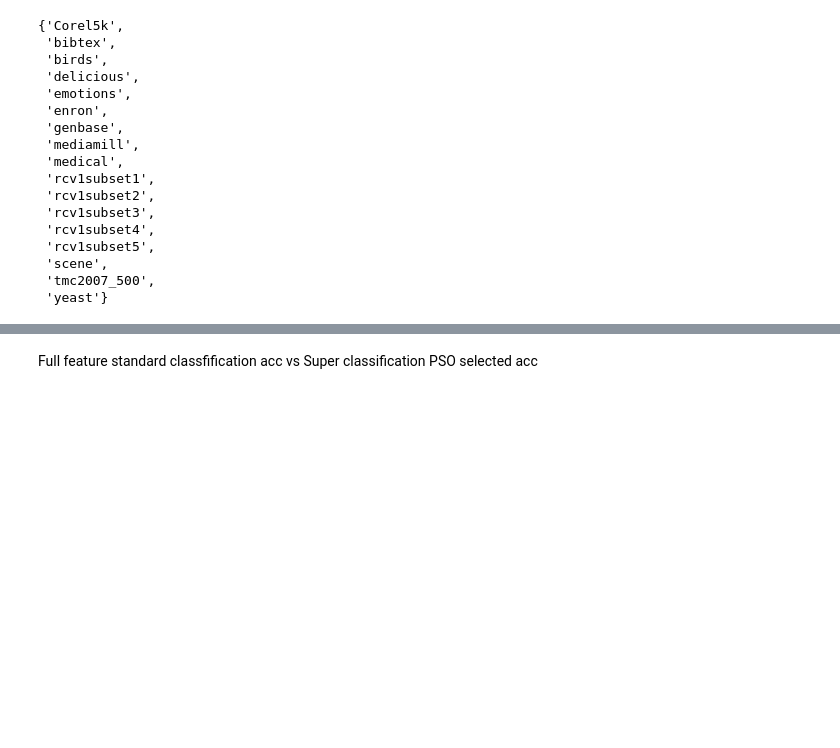
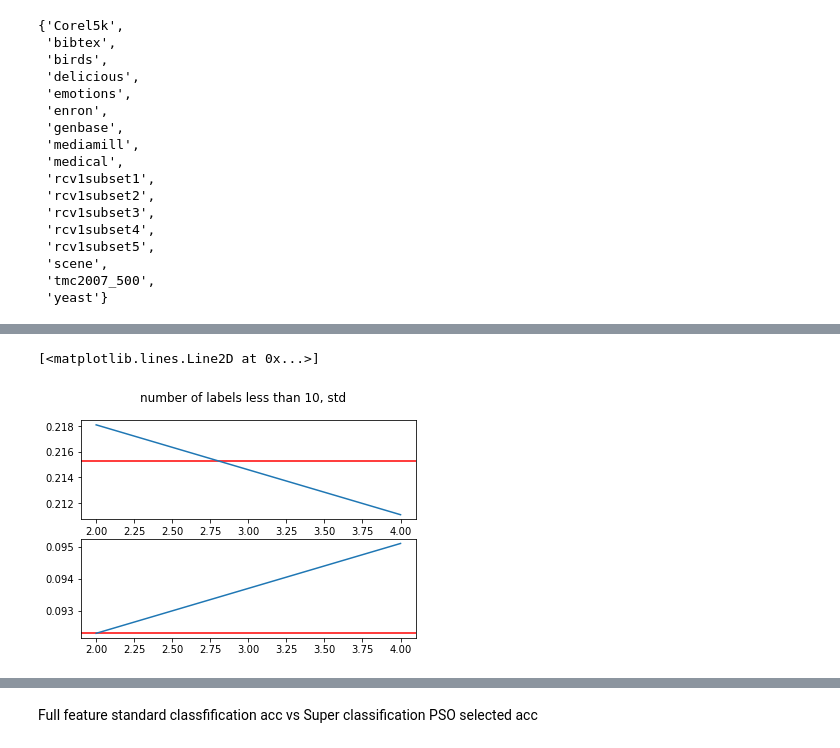
Before and after one commit to faylu-nz/Super_label_PSO_ML_FS, a Jupyter notebook: super_label.ipynb, the cells around one changed output, grey strips where cells are left out. Drawn from its saved outputs; the diff is of its cells as text; code cells hidden in the pictures; blank space fills up the shorter version.

Commit message:
Visualize std and std_mmx

```diff
--- a/super_label.ipynb
+++ b/super_label.ipynb
@@ -878,0 +693,13 @@ plt.show()
+# %%
+fig, (ax1, ax2) = plt.subplots(2)
+fig.suptitle('number of labels less than 10, std')
+x = [2, 4]
+y_emotions = [0.2181, 0.2111]
+y_scene = [0.0923, 0.0951]
+ax1.axhline(y=0.2153, color='r', linestyle='-')
+ax1.plot(x, y_emotions)
+ax2.axhline(y=0.0923, color='r', linestyle='-')
+ax2.plot(x, y_scene)
+# %% [output]
+[<matplotlib.lines.Line2D at 0x...>]
+[figure, added]
```
Also changed, not shown: parts of 33 cells of this notebook.
